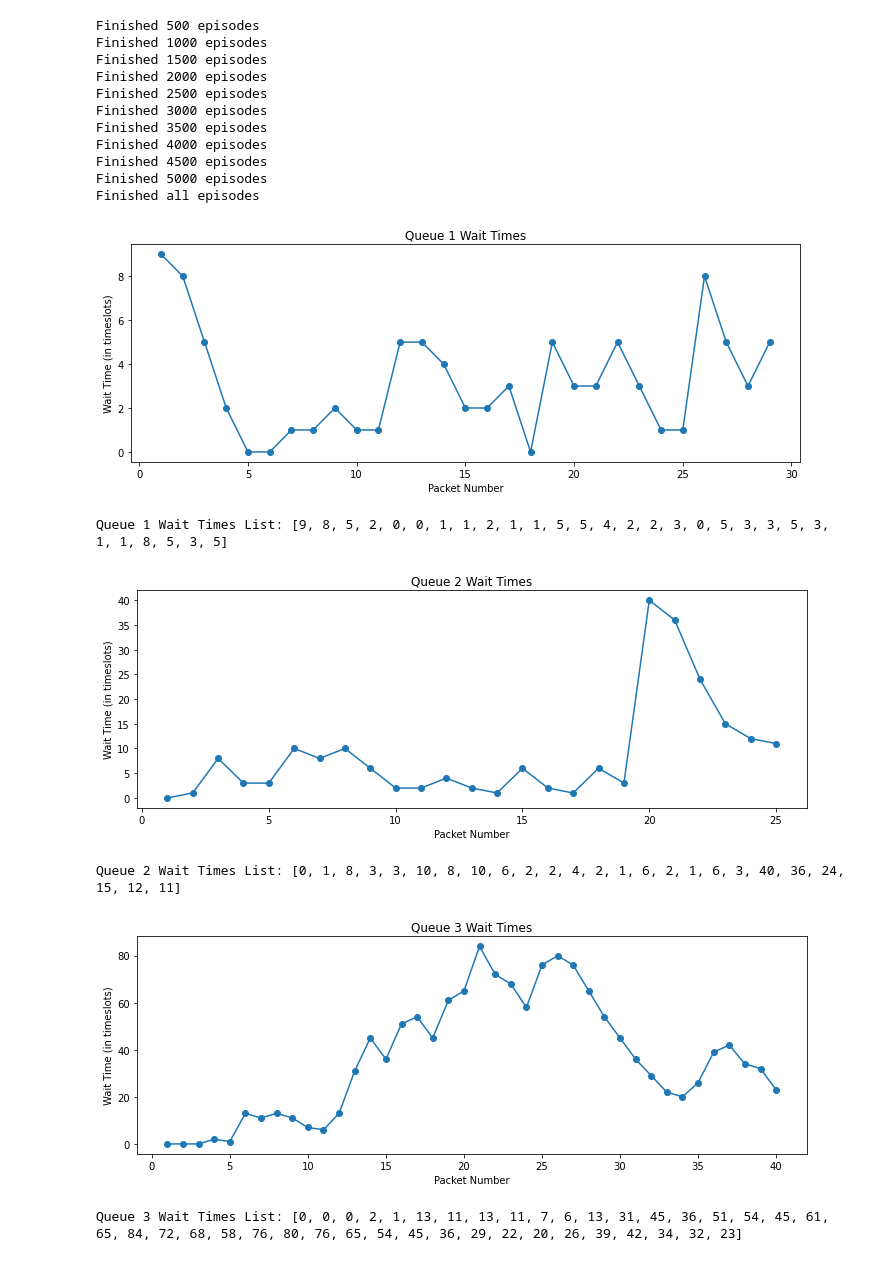
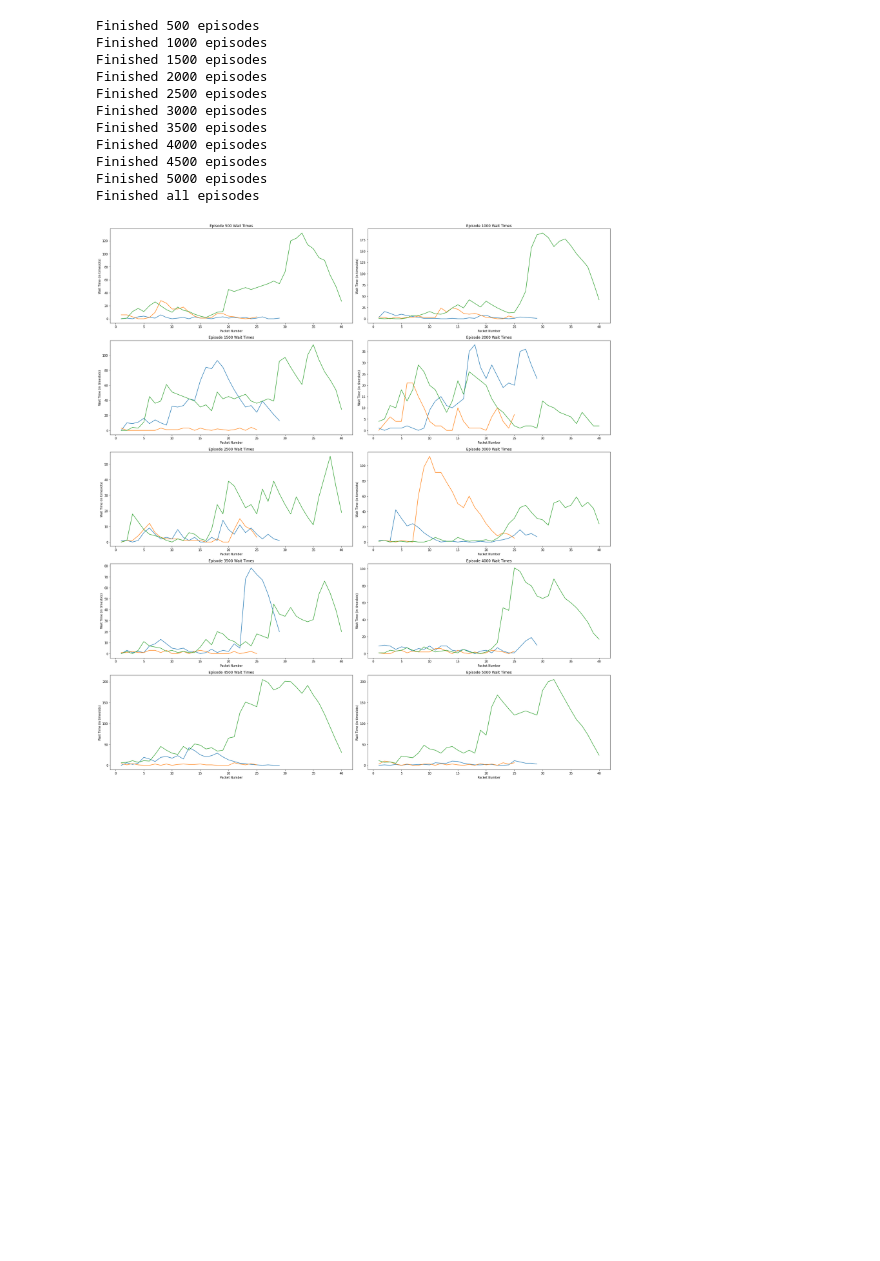
Before and after one commit to s3719678/ML_A2, a Jupyter notebook: notebooks/duc.ipynb, the cells around one changed output. Drawn from its saved outputs; the diff is of its cells as text; code cells hidden in the pictures; blank space fills up the shorter version.

```diff
--- a/notebooks/duc.ipynb
+++ b/notebooks/duc.ipynb
@@ -12,11 +12,13 @@ import gym
 from gym import spaces
 import copy
 import matplotlib.pyplot as plt
+import matplotlib.patches as mpatches
 from matplotlib.pyplot import figure
 
 LEARNING_RATE = 0.1
 DISCOUNT = 0.95
 EPISODES = 5000
+EPISODE_GRAPH_INTERVAL = EPISODES // 10
 
 # parameters for epsilon decay policy
 EPSILON = 1.0 # not a constant, going to be decayed
@@ -50,8 +52,9 @@ class QueueSimulator(gym.Env):
         self.queues_finished_timeslots = queues_finished_timeslots # Need some reference to this so that I can use it again after reset
         self.queues = copy.deepcopy(queues_finished_timeslots)
 
-        # Graph the total wait times for each queue
+        # Graph the total wait times for each queue, and at certain episode intervals, add the wait times to the map
         self.queues_total_wait_times = [[], [], []]
+        self.queues_total_wait_times_map = {}
 
         # Action Space is 3, because we have 3 queues to choose from
         self.action_space = spaces.Discrete(3)
@@ -70,7 +73,6 @@ class QueueSimulator(gym.Env):
                 if packet <= self.current_timeslot:
                     queue_total_wait += (self.current_timeslot - packet)
             calc_state[i] = queue_total_wait
-#             print('Q{2} has been waiting for {0} at timeslot {1}'.format(queue_total_wait, self.current_timeslot, i+1))
         return calc_state
 
     # Every step means you calc state_new, reward, done and info
@@ -85,7 +87,7 @@ class QueueSimulator(gym.Env):
         if current_state[action] == 0:
             reward = 0
         else:
-            reward = (100 / self.mean_delay_requirements[action]) * (self.current_timeslot - current_state[action])
+            reward = (100 / self.mean_delay_requirements[action]) * (current_state[action])
 
         # Reward when the best effort queue is chosen should be really high, but not as high as when mean_delay_requirement is met (100 reward)
         if action == 2:
@@ -100,7 +102,6 @@ class QueueSimulator(gym.Env):
         # Now get new state to send back
         new_state = self.calc_state()
 
-        # done = True only when all queues have no packets left
         done = False
         if all(len(queue) == 0 for queue in self.queues):
             done = True
@@ -111,6 +112,8 @@ class QueueSimulator(gym.Env):
     # Since q_learning expects state reset too, return the calc_state method
     # Also, take episode number here cuz i want to graph the wait_times after X episode intervals
     def reset(self, episode):
+        if episode % EPISODE_GRAPH_INTERVAL == 0:
+            self.queues_total_wait_times_map.update( {episode: self.queues_total_wait_times} )
         self.current_timeslot = 0
         self.queues = copy.deepcopy(self.queues_finished_timeslots)
         self.queues_total_wait_times = [[], [], []]
@@ -243,26 +246,44 @@ Finished 4500 episodes
 Finished 5000 episodes
 Finished all episodes
 # %%
-# print(env.queues_total_wait_times)
-for i, queue_wait_times in enumerate(env.queues_total_wait_times):
-#         print(index)
-    data_x = [*range(1, len(queue_wait_times)+1, 1)]
-    data_y = queue_wait_times
+# for i, queue_wait_times in enumerate(env.queues_total_wait_times):
+#     data_x = [*range(1, len(queue_wait_times)+1, 1)]
+#     data_y = queue_wait_times
 
-    figure(figsize=(12,4))
-    plt.title('Queue {0} Wait Times'.format(i+1))
-    plt.xlabel('Packet Number')
-    plt.ylabel('Wait Time (in timeslots)')
-    plt.scatter(data_x, data_y)
-    plt.plot(data_x, data_y)
-    plt.show()
-    print('Queue {0} Wait Times List: {1}'.format(i+1, queue_wait_times))
+#     figure(figsize=(12,4))
+#     plt.title('Queue {0} Wait Times'.format(i+1))
+#     plt.xlabel('Packet Number')
+#     plt.ylabel('Wait Time (in timeslots)')
+#     plt.scatter(data_x, data_y)
+#     plt.plot(data_x, data_y)
+#     plt.show()
+#     print('Queue {0} Wait Times List: {1}'.format(i+1, queue_wait_times))
+
+row = 0
+col = 0
+fig, axes = plt.subplots(nrows=5, ncols=2, figsize=(24, 26))
+for episode in env.queues_total_wait_times_map:
+    ax = axes[row][col]
+    q1_ep_y = env.queues_total_wait_times_map.get(episode)[0]
+    q2_ep_y = env.queues_total_wait_times_map.get(episode)[1]
+    q3_ep_y = env.queues_total_wait_times_map.get(episode)[2]
+    q1_ep_x = [*range(1, len(q1_ep_y)+1, 1)]
+    q2_ep_x = [*range(1, len(q2_ep_y)+1, 1)]
+    q3_ep_x = [*range(1, len(q3_ep_y)+1, 1)]
+
+    ax.set_title('Episode {0} Wait Times'.format(episode))
+    ax.set_xlabel('Packet Number')
+    ax.set_ylabel('Wait Time (in timeslots)')
+    ax.plot(q1_ep_x, q1_ep_y)
+    ax.plot(q2_ep_x, q2_ep_y)
+    ax.plot(q3_ep_x, q3_ep_y)
+    col += 1
+
+    if col == 2:
+        row += 1
+        col = 0
+fig.tight_layout()
 # %% [output]
-[figure, old version]
+[figure, new version]
-Queue 1 Wait Times List: [9, 8, 5, 2, 0, 0, 1, 1, 2, 1, 1, 5, 5, 4, 2, 2, 3, 0, 5, 3, 3, 5, 3, 1, 1, 8, 5, 3, 5]
-[figure, removed]
-Queue 2 Wait Times List: [0, 1, 8, 3, 3, 10, 8, 10, 6, 2, 2, 4, 2, 1, 6, 2, 1, 6, 3, 40, 36, 24, 15, 12, 11]
-[figure, removed]
-Queue 3 Wait Times List: [0, 0, 0, 2, 1, 13, 11, 13, 11, 7, 6, 13, 31, 45, 36, 51, 54, 45, 61, 65, 84, 72, 68, 58, 76, 80, 76, 65, 54, 45, 36, 29, 22, 20, 26, 39, 42, 34, 32, 23]
 # %%
 ## Things to vary: episodes, amount of packets (i.e. timeslots?), epsilon decay formula, reward somehow
```
Also changed, not shown: parts of 9 cells of this notebook.
